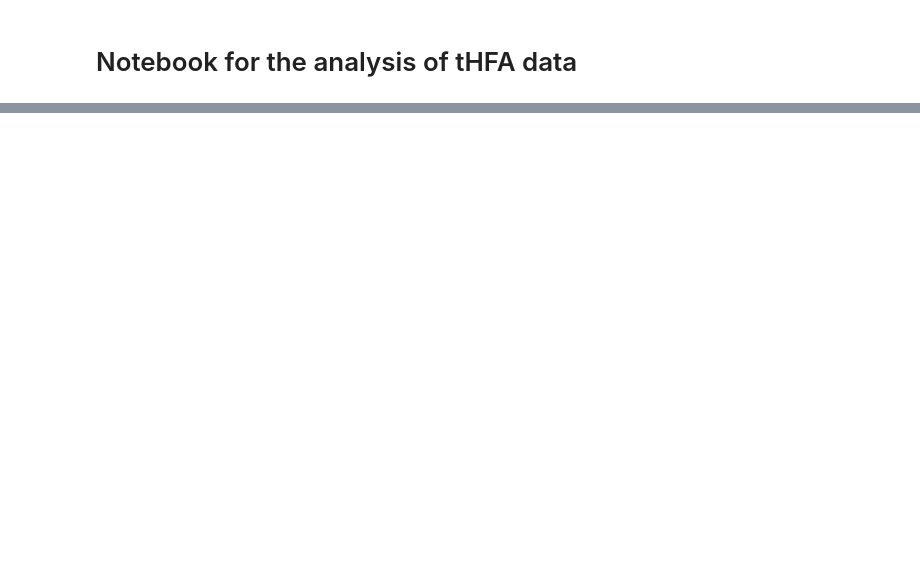
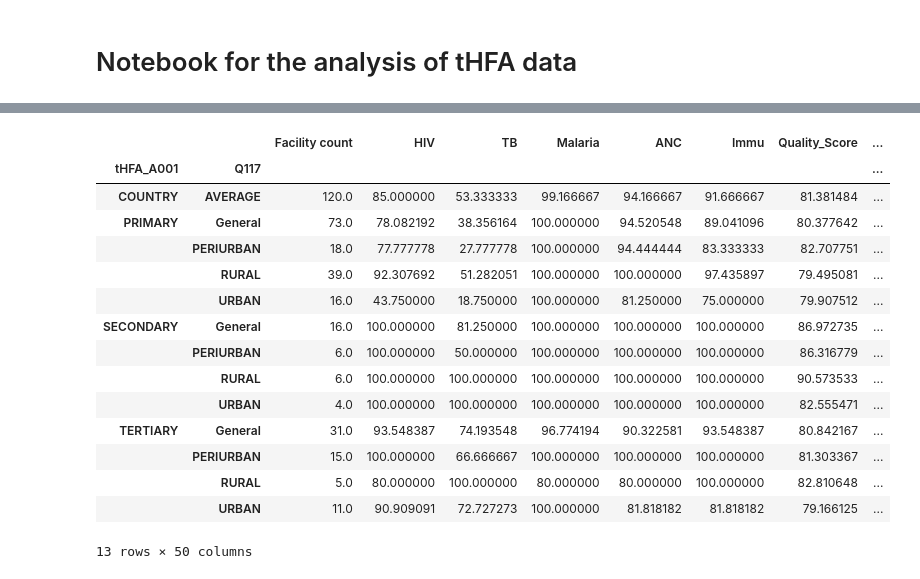
Before and after one commit to UncleAsiwaju/tHFA, a Jupyter notebook: Analysis_Notebook.ipynb, the cells around one changed output, grey strips where cells are left out. Drawn from its saved outputs; the diff is of its cells as text; code cells hidden in the pictures; blank space fills up the shorter version.

```diff
--- a/Analysis_Notebook.ipynb
+++ b/Analysis_Notebook.ipynb
@@ -1056,12 +1168,17 @@ indicators_df.to_csv('./tHFA-malawi-analysis_v1.0.csv')
-# %%
-# Step 6: Apply the calculation to each row
-indicators_df = df.apply(calculate_indicators, axis=1, result_type='expand')
 # %%
-
 # Step 7: Function to aggregate indicators by region and facility type
 def aggregate_indicators(df, group_by_columns):
-    return df.groupby(group_by_columns).sum()
+    out  = pd.concat([df.groupby(group_by_columns).size(), df.groupby(group_by_columns).mean()], axis=1)
+    out = out.rename(columns={0:'Facility count'})
+    return  out
 
 # Example usage:
-aggregated_by_region = aggregate_indicators(indicators_df, ['Region'])
-aggregated_by_facility_type = aggregate_indicators(indicators_df, ['Facility Type'])
+aggregated_by_type = aggregate_indicators(indicators_df, ['tHFA_A001','Q117'])
+# %%
+aggregated_by_ty = aggregate_indicators(indicators_df, ['tHFA_A001'])
+for thing in aggregated_by_ty.index:
+    see = pd.DataFrame()
+    see = aggregated_by_ty.loc[thing]
+    see.name = (f"{thing}","General")
+    aggregated_by_type = aggregated_by_type.append(see)
+aggregated_by_type
@@ -1067,0 +1201,7 @@ aggregated_by_facility_type = aggregate_indicators(indicators_df, ['Facility Typ
+# %%
+mean = pd.Series()
+mean.at['Facility count'] = len(indicators_df)
+sharp = indicators_df.mean()[1:]
+mean  = pd.concat([mean,sharp])
+mean.name = ('COUNTRY', 'AVERAGE')
+mean
@@ -1067,0 +1226,21 @@ aggregated_by_facility_type = aggregate_indicators(indicators_df, ['Facility Typ
+# %%
+aggregated_by_type = aggregated_by_type.append(mean)
+aggregated_by_type = aggregated_by_type.sort_index()
+aggregated_by_type
+# %% [output]
+|  |  | Facility count | HIV | TB | Malaria | ANC | Immu | Quality_Score | ... |
+| tHFA_A001 | Q117 |  |  |  |  |  |  |  | ... |
+| COUNTRY | AVERAGE | 120.0 | 85.000000 | 53.333333 | 99.166667 | 94.166667 | 91.666667 | 81.381484 | ... |
+| PRIMARY | General | 73.0 | 78.082192 | 38.356164 | 100.000000 | 94.520548 | 89.041096 | 80.377642 | ... |
+|  | PERIURBAN | 18.0 | 77.777778 | 27.777778 | 100.000000 | 94.444444 | 83.333333 | 82.707751 | ... |
+|  | RURAL | 39.0 | 92.307692 | 51.282051 | 100.000000 | 100.000000 | 97.435897 | 79.495081 | ... |
+|  | URBAN | 16.0 | 43.750000 | 18.750000 | 100.000000 | 81.250000 | 75.000000 | 79.907512 | ... |
+| SECONDARY | General | 16.0 | 100.000000 | 81.250000 | 100.000000 | 100.000000 | 100.000000 | 86.972735 | ... |
+|  | PERIURBAN | 6.0 | 100.000000 | 50.000000 | 100.000000 | 100.000000 | 100.000000 | 86.316779 | ... |
+|  | RURAL | 6.0 | 100.000000 | 100.000000 | 100.000000 | 100.000000 | 100.000000 | 90.573533 | ... |
+|  | URBAN | 4.0 | 100.000000 | 100.000000 | 100.000000 | 100.000000 | 100.000000 | 82.555471 | ... |
+| TERTIARY | General | 31.0 | 93.548387 | 74.193548 | 96.774194 | 90.322581 | 93.548387 | 80.842167 | ... |
+|  | PERIURBAN | 15.0 | 100.000000 | 66.666667 | 100.000000 | 100.000000 | 100.000000 | 81.303367 | ... |
+|  | RURAL | 5.0 | 80.000000 | 100.000000 | 80.000000 | 80.000000 | 100.000000 | 82.810648 | ... |
+|  | URBAN | 11.0 | 90.909091 | 72.727273 | 100.000000 | 81.818182 | 81.818182 | 79.166125 | ... |
+13 rows × 50 columns
```
Also changed, not shown: parts of 19 cells of this notebook, 2 other files.
